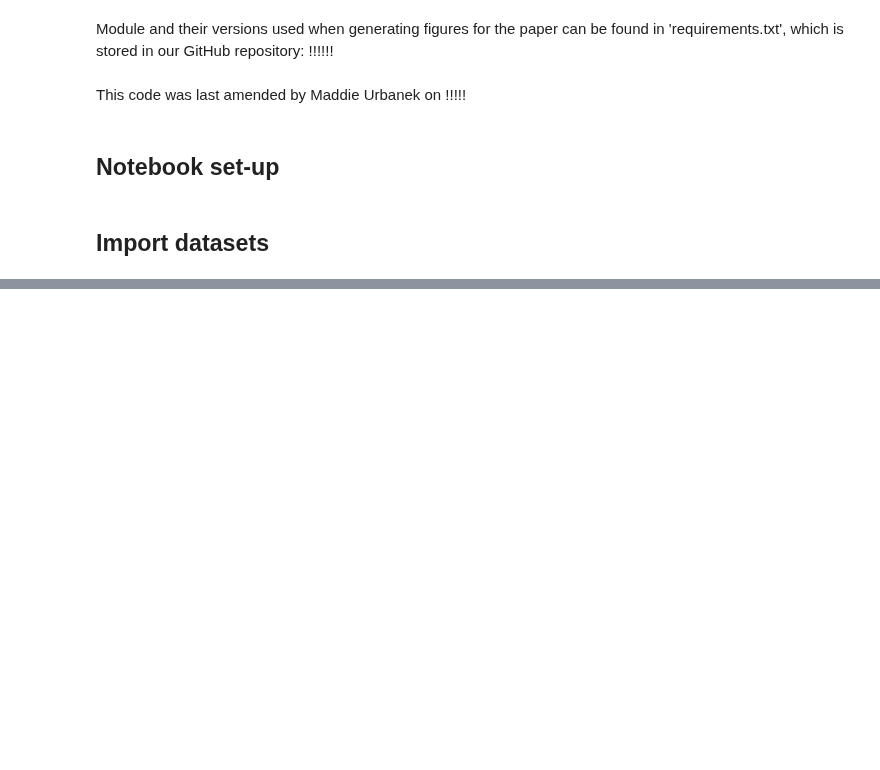
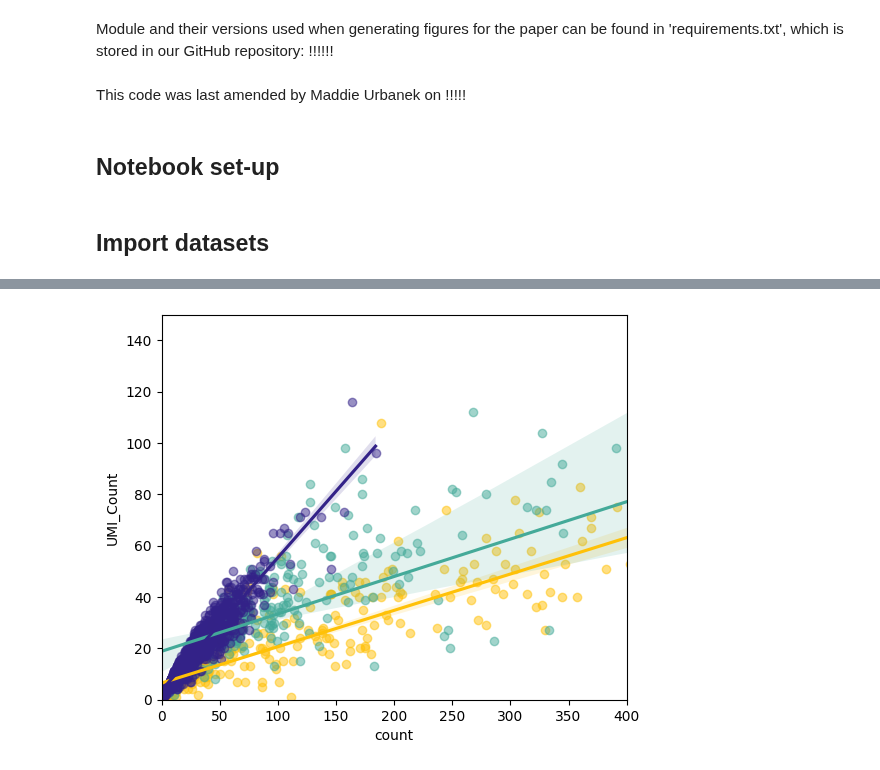
Before and after one commit to MEUrbanek/rabies_barcode_tech, a Jupyter notebook: ##_ms2_capture.ipynb, the cells around one changed output, grey strips where cells are left out. Drawn from its saved outputs; the diff is of its cells as text; code cells hidden in the pictures; blank space fills up the shorter version.

```diff
--- a/##_ms2_capture.ipynb
+++ b/##_ms2_capture.ipynb
@@ -25,0 +56,4 @@ This code was last amended by Maddie Urbanek on !!!!!
+# %%
+no_flat=pd.read_table('./no_ms2/bc/flat.txt',delimiter='\t',header=None)
+ms2_flat=pd.read_table('./ms2/bc/flat.txt',delimiter='\t',header=None)
+wpre_flat=pd.read_table('./ms2_wpre/bc/flat.txt',delimiter='\t',header=None)
@@ -25,0 +104,22 @@ This code was last amended by Maddie Urbanek on !!!!!
+# %%
+#Formatting flat files
+#MS2
+ms2_flat[['read_id','UMI','CBC']]=ms2_flat[0].str.split('_', expand=True)
+ms2_flat['CBC'] = 'ms2_' + ms2_flat['CBC'].astype(str)
+ms2_flat=ms2_flat.sort_values('CBC')
+ms2_filtered_flat=ms2_flat.loc[ms2_flat['CBC'].isin(ms2_txn.x)]
+ms2_filtered_flat
+
+#No MS2
+no_flat[['read_id','UMI','CBC']]=no_flat[0].str.split('_', expand=True)
+no_flat['CBC'] = 'no_ms2_' + no_flat['CBC'].astype(str)
+no_flat=no_flat.sort_values('CBC')
+no_filtered_flat=no_flat.loc[no_flat['CBC'].isin(no_txn.x)]
+no_filtered_flat
+
+#MS2+WPRE
+wpre_flat[['read_id','UMI','CBC']]=wpre_flat[0].str.split('_', expand=True)
+wpre_flat['CBC'] = 'wpre_' + wpre_flat['CBC'].astype(str)
+wpre_flat=wpre_flat.sort_values('CBC')
+wpre_filtered_flat=wpre_flat.loc[wpre_flat['CBC'].isin(wpre_txn.x)]
+wpre_filtered_flat
@@ -25,0 +142,4 @@ This code was last amended by Maddie Urbanek on !!!!!
+# %%
+wpre_reads=pd.DataFrame(wpre_filtered_flat['CBC'].value_counts())
+no_reads=pd.DataFrame(no_filtered_flat['CBC'].value_counts())
+ms2_reads=pd.DataFrame(ms2_filtered_flat['CBC'].value_counts())
@@ -25,0 +150,5 @@ This code was last amended by Maddie Urbanek on !!!!!
+# %%
+#Merge reads and UMIs into one table
+merged_ms2=pd.merge(ms2, ms2_reads, on="CBC")
+merged_no=pd.merge(no_ms2, no_reads, on="CBC")
+merged_wpre=pd.merge(wpre, wpre_reads, on="CBC")
@@ -25,0 +169,11 @@ This code was last amended by Maddie Urbanek on !!!!!
+# %%
+fig, ax = plt.subplots(figsize=(6,5))
+sns.regplot(data=merged_no, x='count', y='UMI_Count', color = '#FFC107',scatter_kws={'alpha':0.5},label='No MS2')
+sns.regplot(data=merged_ms2, x='count', y='UMI_Count', color = '#44AA99',scatter_kws={'alpha':0.5},label='MS2')
+sns.regplot(data=merged_wpre, x='count', y='UMI_Count', color = '#332288',scatter_kws={'alpha':0.5},label='WPRE')
+ax.set_xlim(0, 400)
+ax.set_ylim(0, 150)
+
+ax.figure.savefig("../../../../figs/fig_6/ms2_reads_comparison.pdf")
+# %% [output]
+[figure, added]
```
Also changed, not shown: parts of 21 cells of this notebook.
